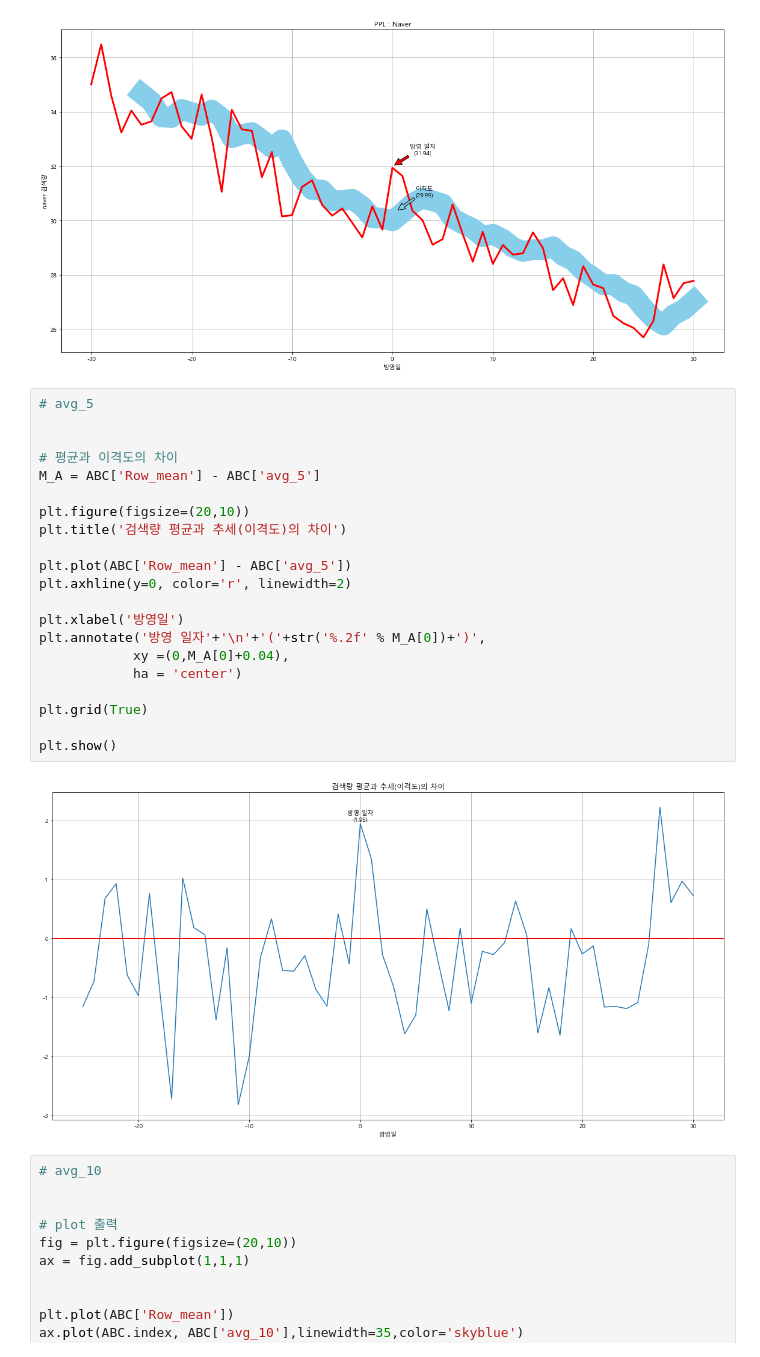
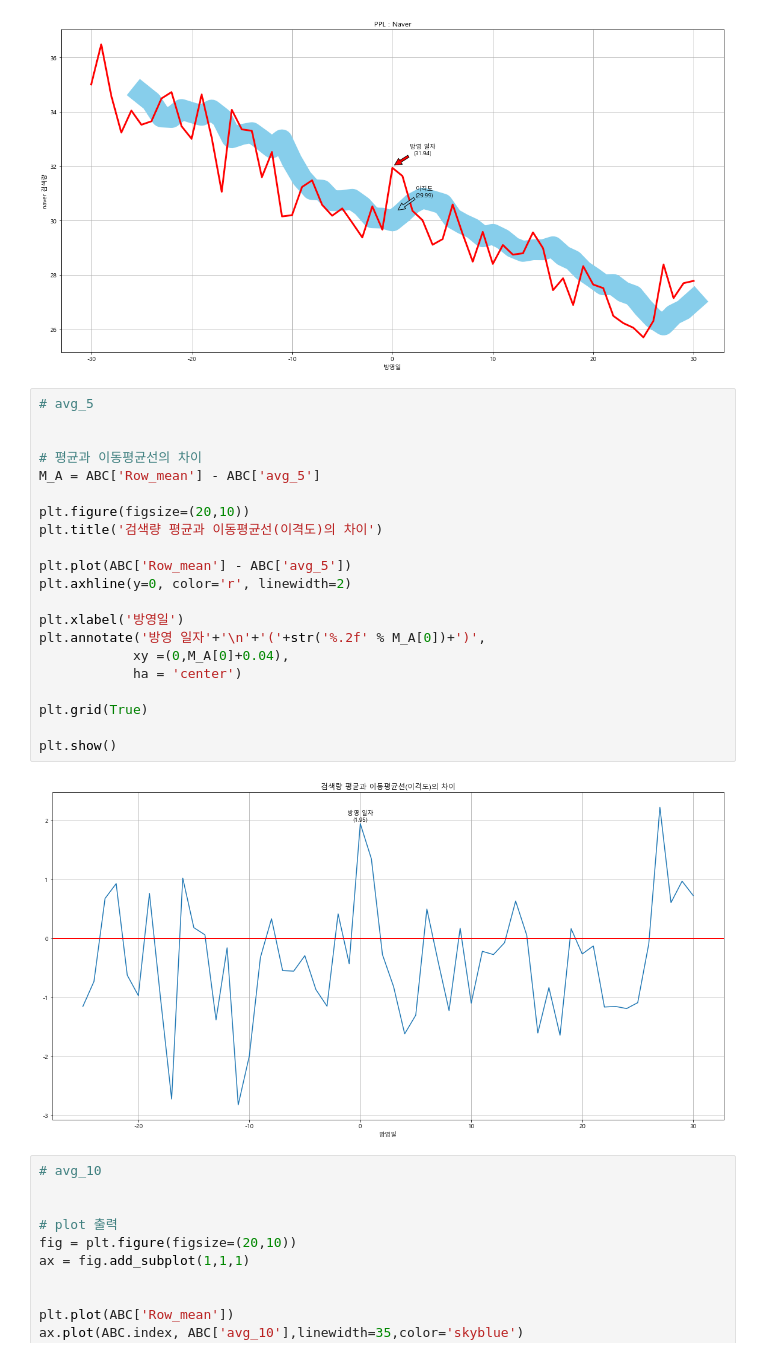
Before and after one commit to kdy7710/Bigdata_Team_Project, a Jupyter notebook: PPL프로젝트용 파일 모음/PPL_Analytics.ipynb, the cells around one changed output. Saved outputs shown, nothing was run; the diff lists cells and outputs as text.

Commit message:
Update PPL_Analytics.ipynb
# PPL 데이터 분석
* 분포적 특성 검증 (정규분포, 2시그마 법칙)
* 시계열적 특성 분석 (이동평균선(5일,10일의 이격도))

```diff
--- a/PPL프로젝트용 파일 모음/PPL_Analytics.ipynb
+++ b/PPL프로젝트용 파일 모음/PPL_Analytics.ipynb
@@ -434,26 +332,26 @@ plt.show()
 # %%
 # avg_5
 
 
-# 평균과 이격도의 차이
+# 평균과 이동평균선의 차이
 M_A = ABC['Row_mean'] - ABC['avg_5']
 
 plt.figure(figsize=(20,10))
-plt.title('검색량 평균과 추세(이격도)의 차이')
+plt.title('검색량 평균과 이동평균선(이격도)의 차이')
 
 plt.plot(ABC['Row_mean'] - ABC['avg_5'])
 plt.axhline(y=0, color='r', linewidth=2)
 
 plt.xlabel('방영일')
 plt.annotate('방영 일자'+'\n'+'('+str('%.2f' % M_A[0])+')',
             xy =(0,M_A[0]+0.04),
             ha = 'center')
 
 plt.grid(True)
 
 plt.show()
 # %% [output]
-[figure, old version]
+[figure, new version]
 # %%
 # avg_10
 
```
Also changed, not shown: parts of 81 cells of this notebook.
